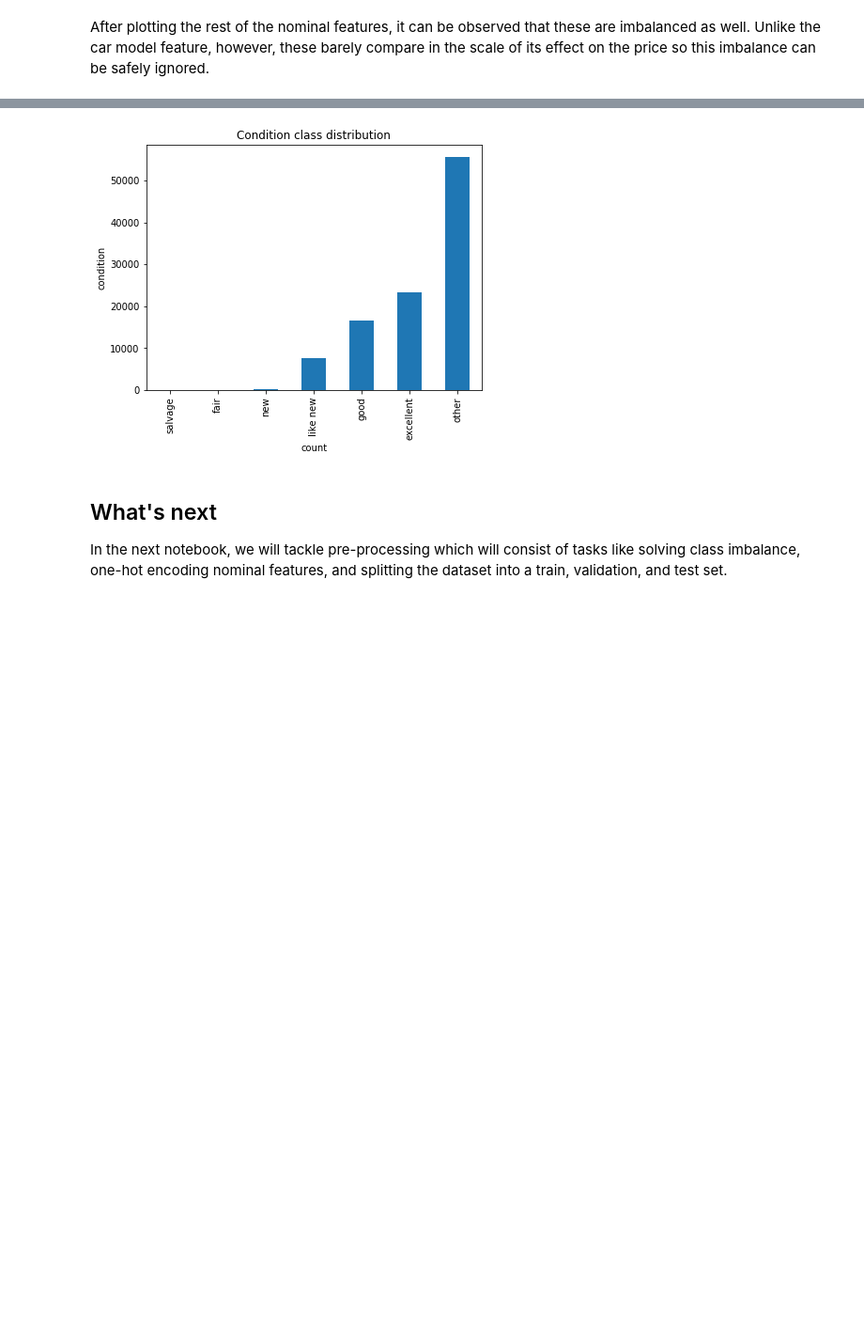
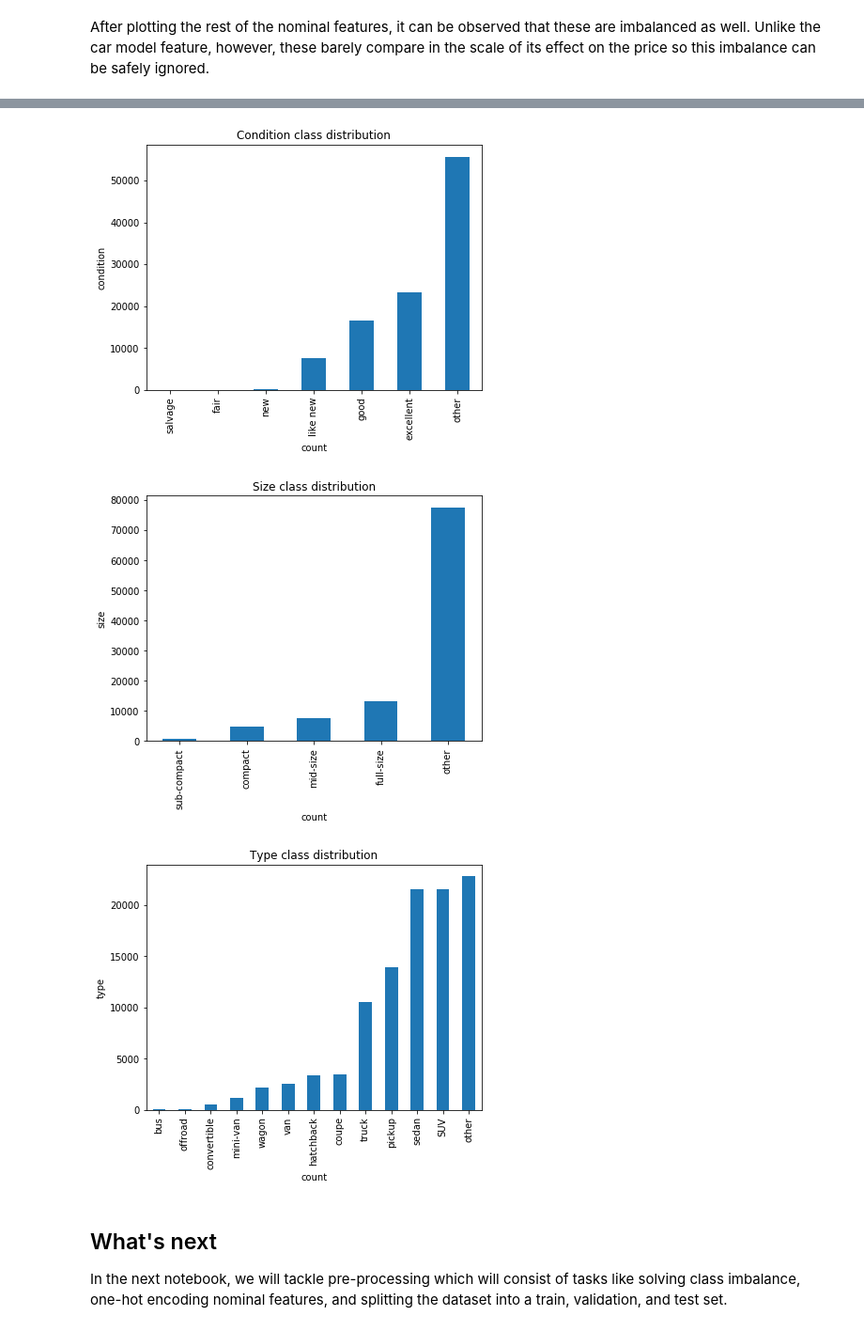
Before and after one commit to dericatienza/udacity-mlnd-capstone-project, a Jupyter notebook: data_exploration.ipynb, the cells around one changed output, grey strips where cells are left out. Shown at 94% size. Saved outputs shown, nothing was run; the diff lists cells and outputs as text; code cells hidden in the pictures; blank space fills up the shorter version.

```diff
--- a/data_exploration.ipynb
+++ b/data_exploration.ipynb
@@ -501,16 +500,20 @@ plot_class_distribution(concat_df, 'model', fig_size=(6.4, 50), others_threshold
 [figure]
 # %% [markdown]
 After plotting the rest of the nominal features, it can be observed that these are imbalanced as well. Unlike the car model feature, however, these barely compare in the scale of its effect on the price so this imbalance can be safely ignored.
+# %%
+concat_df = pd.read_csv(os.path.join(data_dir, 'vehicles_concat.csv'))
 # %%
-distribution_features = ['transmission', 'paint_color', 'fuel', 'condition']
+distribution_features = ['transmission', 'paint_color', 'fuel', 'condition', 'size', 'type']
 
 for feature in distribution_features:
     plot_class_distribution(concat_df, feature, filename=os.path.join(fig_dir, '{}_distribution.jpg'.format(feature)))
 # %% [output]
 [figure]
 [figure]
 [figure]
 [figure]
+[figure, added]
+[figure, added]
 # %% [markdown]
 ## What's next
 
```
Also changed, not shown: parts of 4 cells of this notebook, 7 other files.
